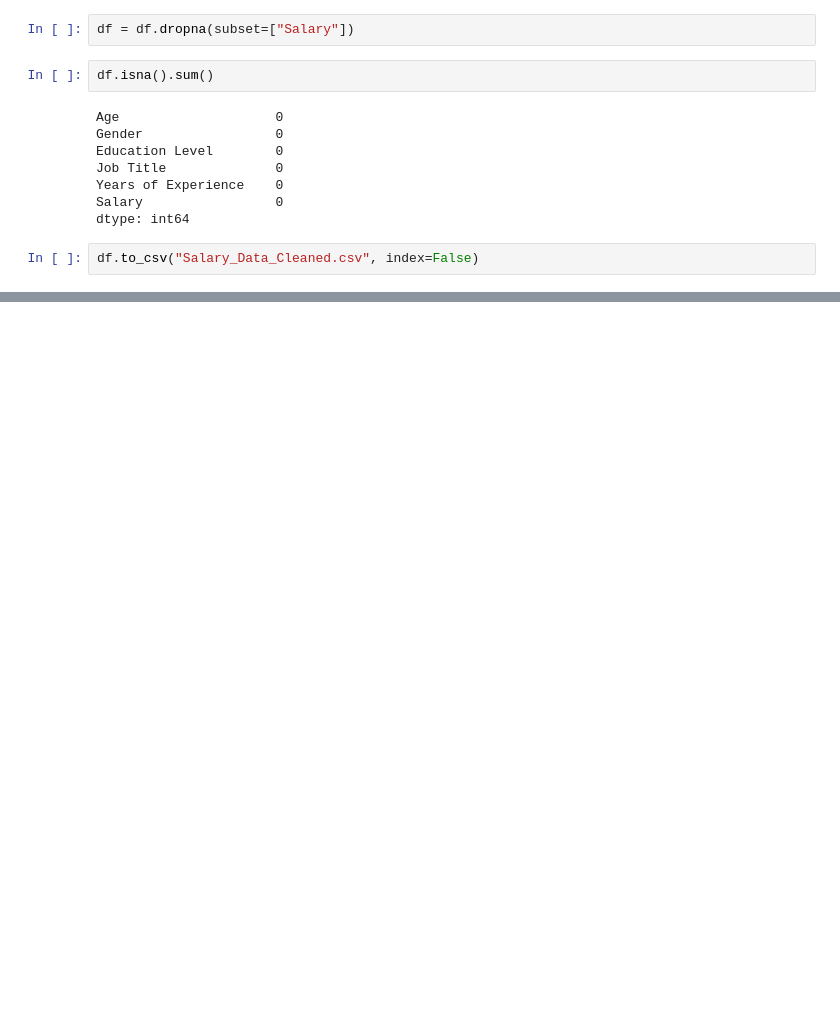
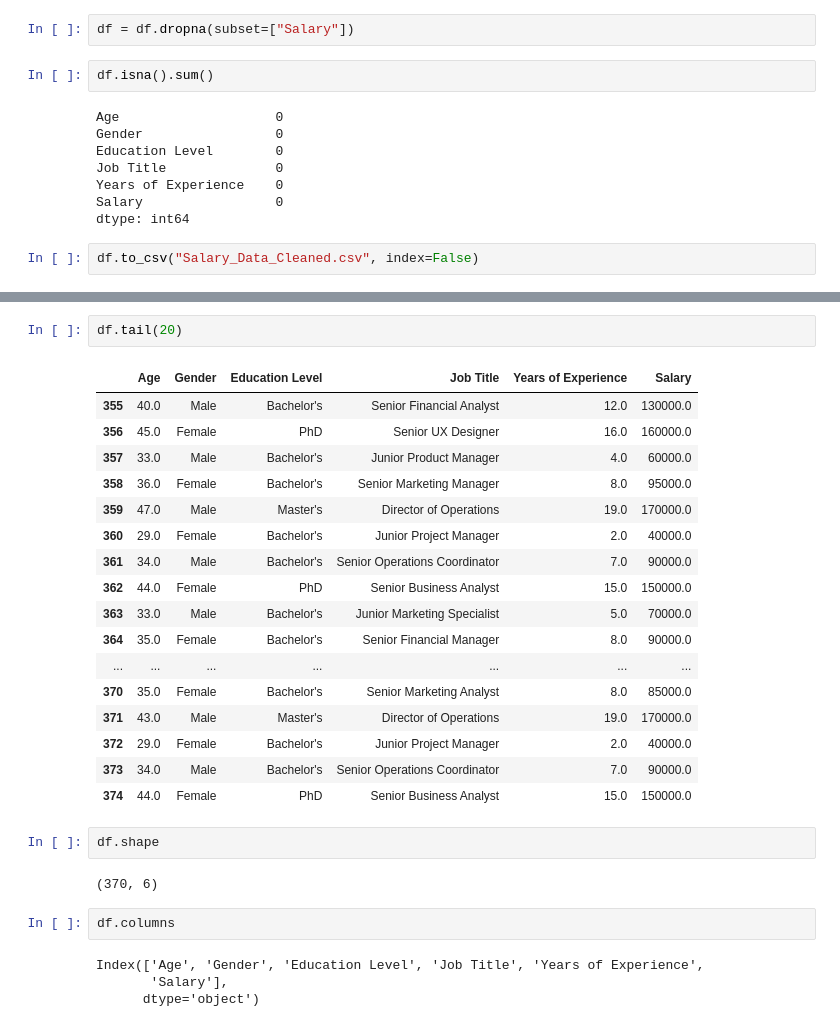
Before and after one commit to entixl/employe_salary_predection, a Jupyter notebook: salary_predection.ipynb, the cells around one changed output, grey strips where cells are left out. Saved outputs shown, nothing was run; the diff lists cells and outputs as text; blank space fills up the shorter version.

```diff
--- a/salary_predection.ipynb
+++ b/salary_predection.ipynb
@@ -54,0 +117,30 @@ df.to_csv("Salary_Data_Cleaned.csv", index=False)
+# %%
+df.tail(20)
+# %% [output]
+|  | Age | Gender | Education Level | Job Title | Years of Experience | Salary |
+| 355 | 40.0 | Male | Bachelor's | Senior Financial Analyst | 12.0 | 130000.0 |
+| 356 | 45.0 | Female | PhD | Senior UX Designer | 16.0 | 160000.0 |
+| 357 | 33.0 | Male | Bachelor's | Junior Product Manager | 4.0 | 60000.0 |
+| 358 | 36.0 | Female | Bachelor's | Senior Marketing Manager | 8.0 | 95000.0 |
+| 359 | 47.0 | Male | Master's | Director of Operations | 19.0 | 170000.0 |
+| 360 | 29.0 | Female | Bachelor's | Junior Project Manager | 2.0 | 40000.0 |
+| 361 | 34.0 | Male | Bachelor's | Senior Operations Coordinator | 7.0 | 90000.0 |
+| 362 | 44.0 | Female | PhD | Senior Business Analyst | 15.0 | 150000.0 |
+| 363 | 33.0 | Male | Bachelor's | Junior Marketing Specialist | 5.0 | 70000.0 |
+| 364 | 35.0 | Female | Bachelor's | Senior Financial Manager | 8.0 | 90000.0 |
+| ... | ... | ... | ... | ... | ... | ... |
+| 370 | 35.0 | Female | Bachelor's | Senior Marketing Analyst | 8.0 | 85000.0 |
+| 371 | 43.0 | Male | Master's | Director of Operations | 19.0 | 170000.0 |
+| 372 | 29.0 | Female | Bachelor's | Junior Project Manager | 2.0 | 40000.0 |
+| 373 | 34.0 | Male | Bachelor's | Senior Operations Coordinator | 7.0 | 90000.0 |
+| 374 | 44.0 | Female | PhD | Senior Business Analyst | 15.0 | 150000.0 |
+# %%
+df.shape
+# %% [output]
+(370, 6)
+# %%
+df.columns
+# %% [output]
+Index(['Age', 'Gender', 'Education Level', 'Job Title', 'Years of Experience',
+       'Salary'],
+      dtype='object')
```
Also changed, not shown: parts of 33 cells of this notebook.
